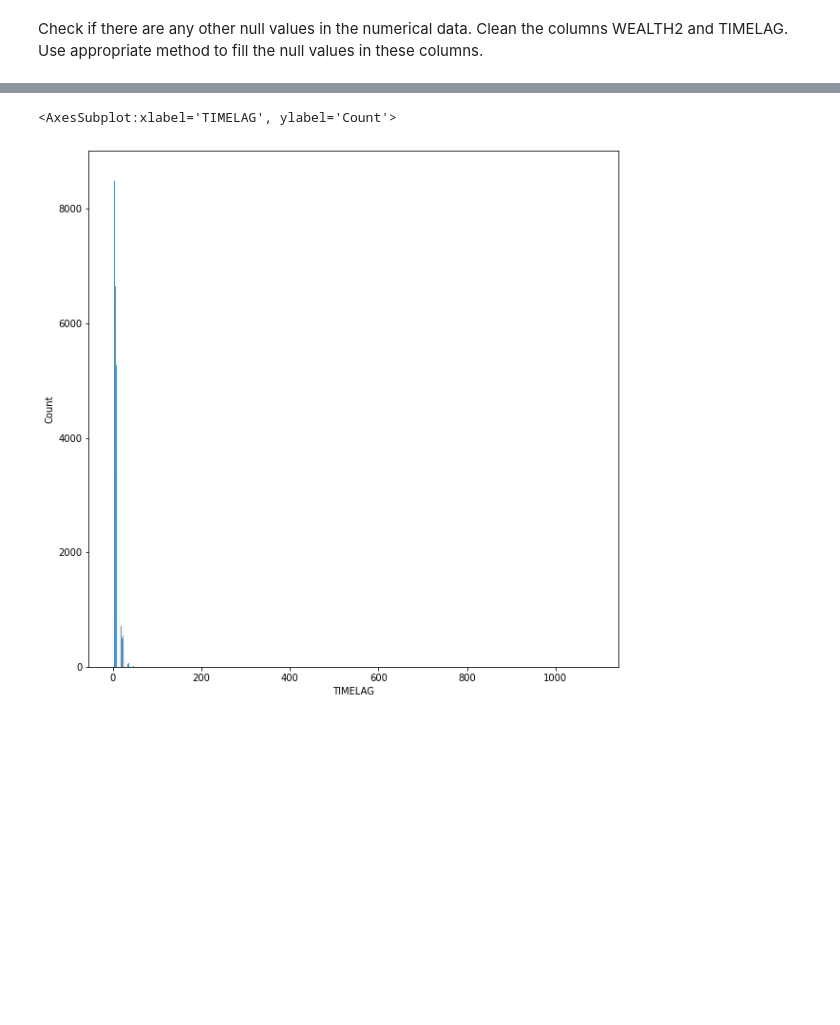
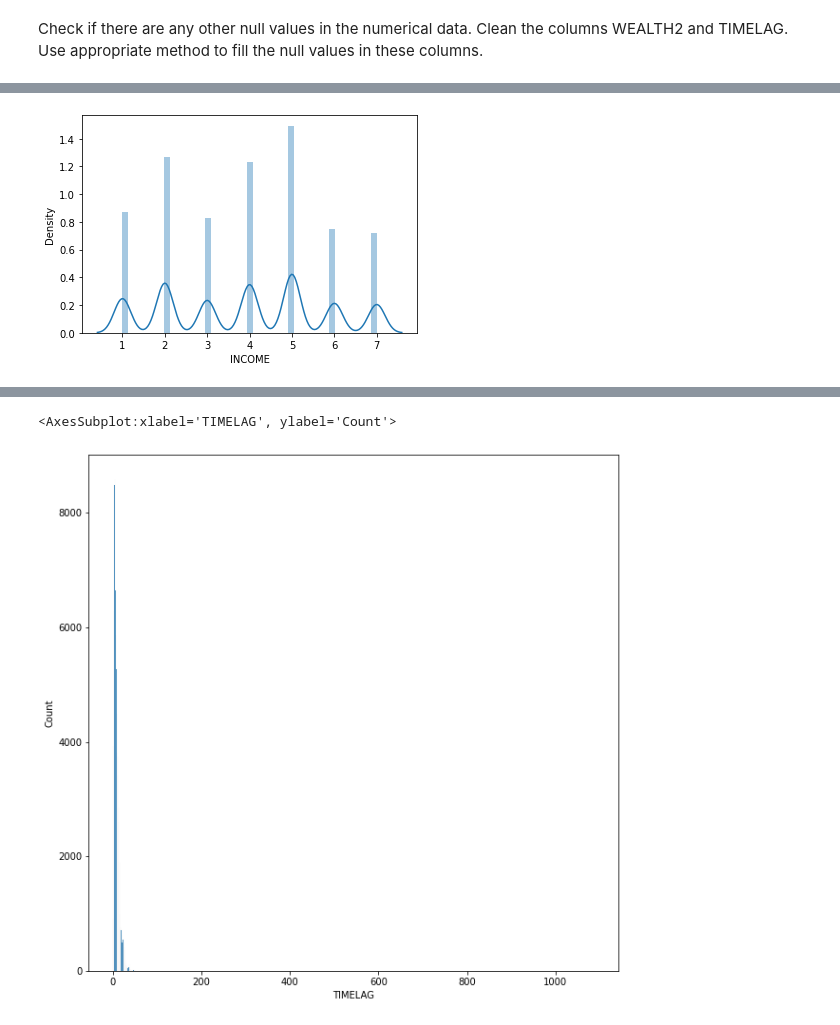
Before and after one commit to CallmeIshmaelH/lab-revisiting-machine-learning, a Jupyter notebook: LAB_6.09_revisiting_machine_learning.ipynb, the cells around one changed output, grey strips where cells are left out. Cells and saved outputs as stored; diff of their text form; code cells hidden in the pictures; blank space fills up the shorter version.

```diff
--- a/LAB_6.09_revisiting_machine_learning.ipynb
+++ b/LAB_6.09_revisiting_machine_learning.ipynb
@@ -565,0 +595,6 @@ plt.show()
+# %%
+# Visualize the distribution of the data in INCOME
+sns.distplot(numeric_data['INCOME'])
+plt.show()
+# %% [output]
+[figure, added]
```
Also changed, not shown: parts of 39 cells of this notebook.
